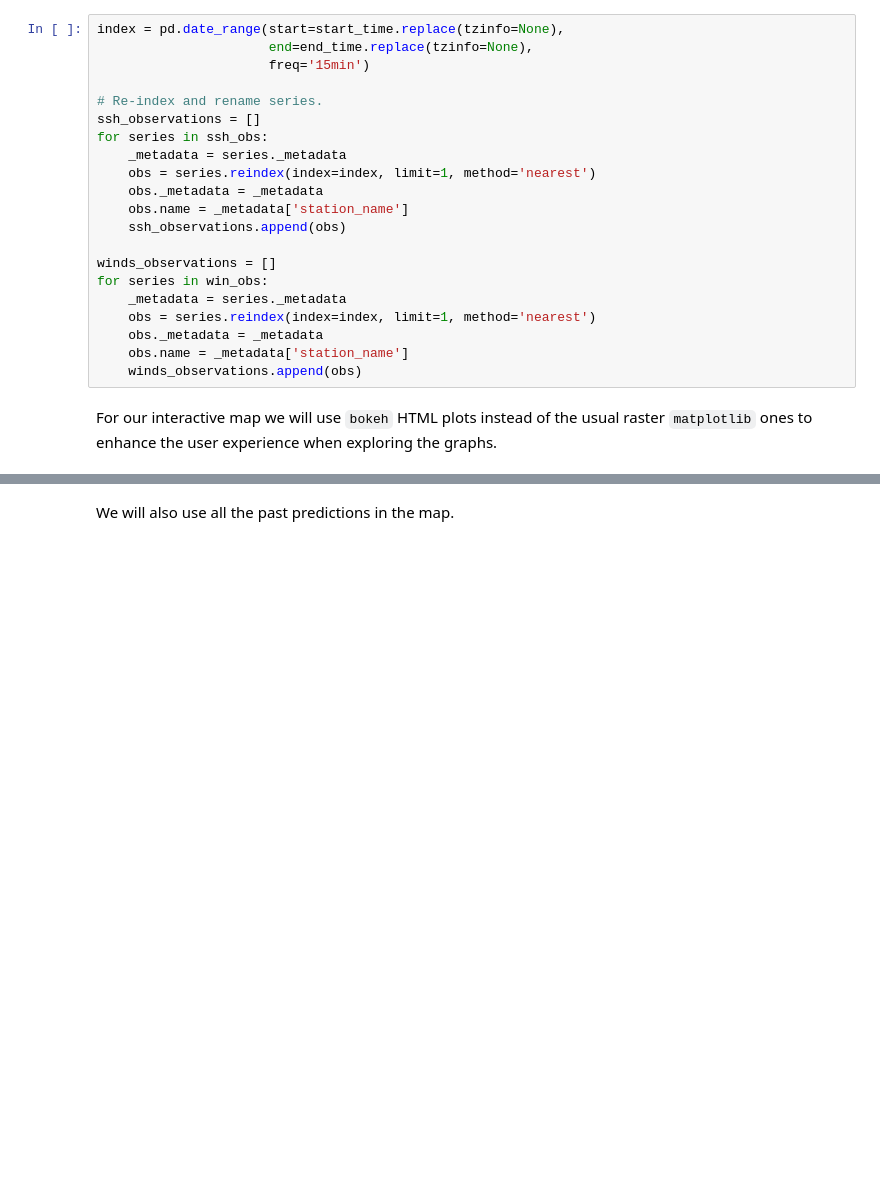
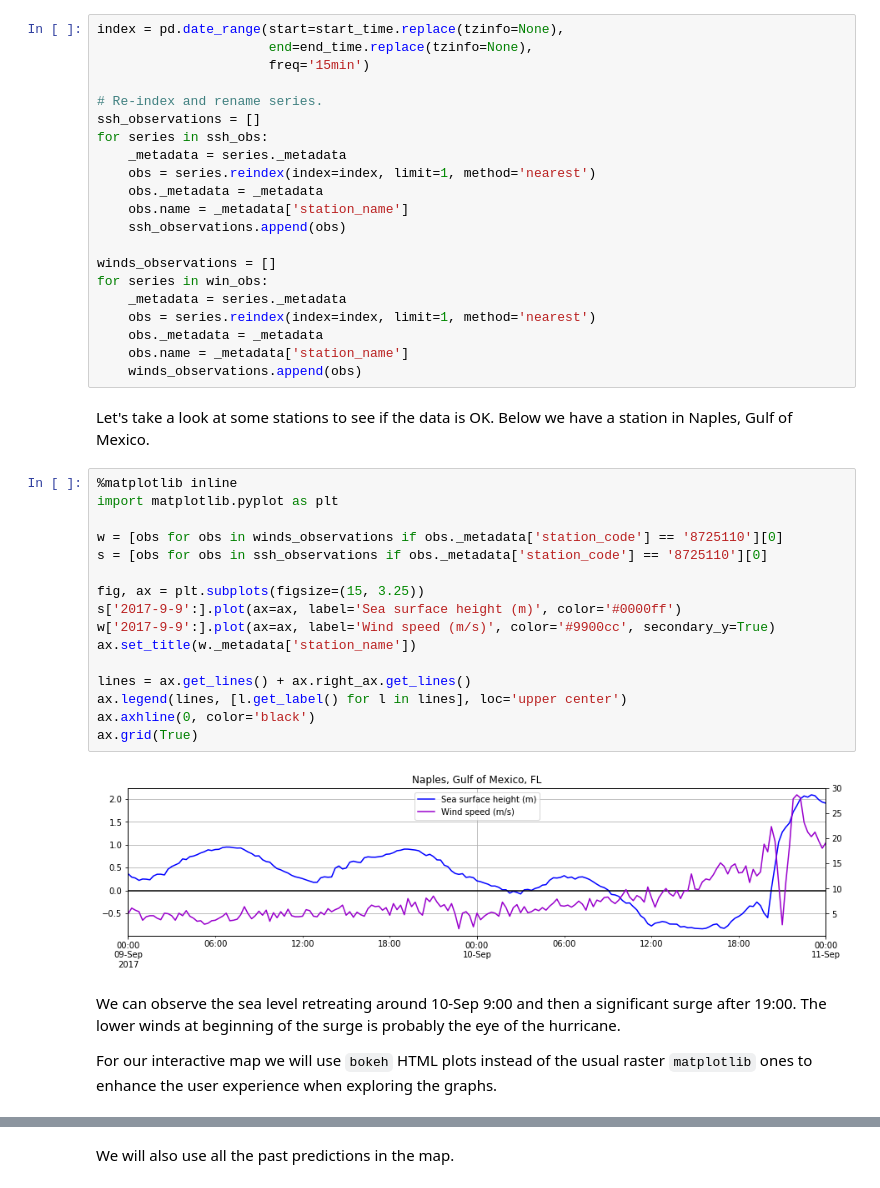
Before and after one commit to ocefpaf/python_hurricane_gis_map, a Jupyter notebook: 2017-09-09-hurricane_irma.ipynb, the cells around one changed output, grey strips where cells are left out. Saved outputs shown, nothing was run; the diff lists cells and outputs as text; blank space fills up the shorter version.

Commit message:
better plots and updated data

```diff
--- a/2017-09-09-hurricane_irma.ipynb
+++ b/2017-09-09-hurricane_irma.ipynb
@@ -148,7 +148,30 @@ for series in win_obs:
     obs._metadata = _metadata
     obs.name = _metadata['station_name']
     winds_observations.append(obs)
+# %% [markdown]
+Let's take a look at some stations to see if the data is OK. Below we have a station in Naples, Gulf of Mexico.
+# %%
+%matplotlib inline
+import matplotlib.pyplot as plt
+
+w = [obs for obs in winds_observations if obs._metadata['station_code'] == '8725110'][0]
+s = [obs for obs in ssh_observations if obs._metadata['station_code'] == '8725110'][0]
+
+fig, ax = plt.subplots(figsize=(15, 3.25))
+s['2017-9-9':].plot(ax=ax, label='Sea surface height (m)', color='#0000ff')
+w['2017-9-9':].plot(ax=ax, label='Wind speed (m/s)', color='#9900cc', secondary_y=True)
+ax.set_title(w._metadata['station_name'])
+
+lines = ax.get_lines() + ax.right_ax.get_lines()
+ax.legend(lines, [l.get_label() for l in lines], loc='upper center')
+ax.axhline(0, color='black')
+ax.grid(True)
+# %% [output]
+[figure, added]
 # %% [markdown]
+We can observe the sea level retreating around 10-Sep 9:00 and then a significant surge after 19:00.
+The lower winds at beginning of the surge is probably the eye of the hurricane.
+
 For our interactive map we will use `bokeh` HTML plots instead of the usual raster `matplotlib` ones to enhance the user experience when exploring the graphs.
 # %%
 from bokeh.resources import CDN
```
Also changed, not shown: parts of 5 cells of this notebook.
